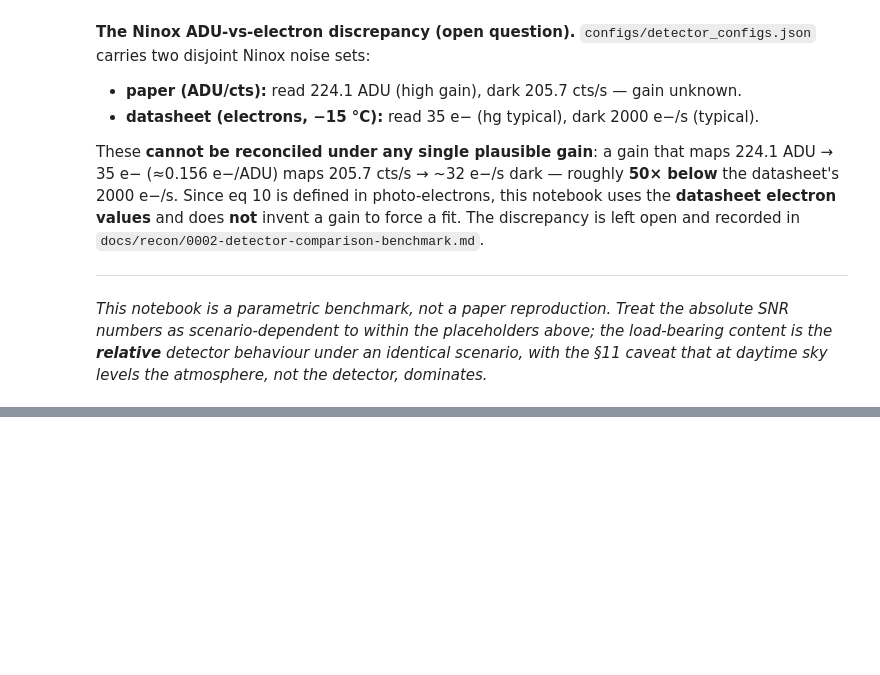
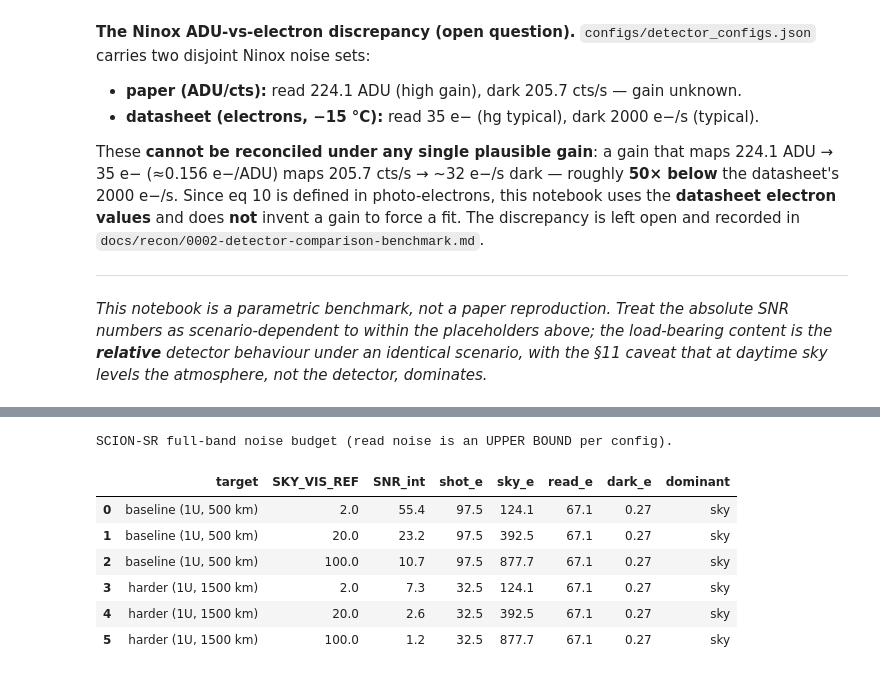
Before and after one commit to KevinKearney/SatSim, a Jupyter notebook: notebooks/radiometric_detector_comparison.ipynb, the cells around one changed output, grey strips where cells are left out. Cells and saved outputs as stored; diff of their text form; code cells hidden in the pictures; blank space fills up the shorter version.

```diff
--- a/notebooks/radiometric_detector_comparison.ipynb
+++ b/notebooks/radiometric_detector_comparison.ipynb
@@ -508,0 +530,23 @@ not the detector, dominates.*
+# %%
+DET        = "scion_visgaas"     # this section is SCION-SR only
+ACTIVE_DETECTOR = DET            # (per the demonstration scope; does not affect the cells above)
+SNR_DETECT = 5                   # detection criterion (single, named)
+
+# --- targets: baseline uses the module-global E_tgt_m (SCEN @ 500 km); harder = same geometry @ 1500 km ---
+SCEN_HARDER = dict(SCEN); SCEN_HARDER["range_km"] = 1500.0     # [PLACEHOLDER harder geometry: low-elev pass]
+E_tgt_harder, _ = brdf_irradiance_at_aperture(E_sun_m, SCEN_HARDER)
+
+TARGETS = [
+    ("baseline (1U, 500 km)",  None),            # None -> run_detector uses global baseline E_tgt_m
+    ("harder (1U, 1500 km)",   E_tgt_harder),
+]
+
+# --- three placeholder daytime sky levels (low / mid / high); NO solar-elevation mapping ---
+SKY_LEVELS = [2.0, 20.0, 100.0]     # W/m^2/sr/um visible zenith  [PLACEHOLDERS]
+
+def _mag(E):
+    return -26.74 - 2.5*np.log10(np.trapz(E if E is not None else E_tgt_m, lam_m)/SOLAR_CONSTANT)
+print("SCION-SR daytime custody | SNR_DETECT = %d" % SNR_DETECT)
+for name, E in TARGETS:
+    print("  %-22s ~ apparent mag %.1f" % (name, _mag(E)))
+print("  sky levels (placeholder W/m^2/sr/um):", SKY_LEVELS)
@@ -508,0 +566,26 @@ not the detector, dominates.*
+# %%
+budget_rows = []
+for tname, E in TARGETS:
+    for sv in SKY_LEVELS:
+        r = run_detector(DET, sky_vis=sv, E_tgt_override=E)     # full band (lo_cut_um=None)
+        budget_rows.append({
+            "target": tname, "SKY_VIS_REF": sv,
+            "SNR_int": round(r["snr"], 1),
+            "shot_e": round(r["terms"]["shot"], 1),
+            "sky_e":  round(r["terms"]["sky"], 1),
+            "read_e": round(r["terms"]["read"], 1),
+            "dark_e": round(r["terms"]["dark"], 2),
+            "dominant": r["dominant"],
+        })
+budget_table = pd.DataFrame(budget_rows)
+print("SCION-SR full-band noise budget (read noise is an UPPER BOUND per config).")
+budget_table
+# %% [output]
+SCION-SR full-band noise budget (read noise is an UPPER BOUND per config).
+|  | target | SKY_VIS_REF | SNR_int | shot_e | sky_e | read_e | dark_e | dominant |
+| 0 | baseline (1U, 500 km) | 2.0 | 55.4 | 97.5 | 124.1 | 67.1 | 0.27 | sky |
+| 1 | baseline (1U, 500 km) | 20.0 | 23.2 | 97.5 | 392.5 | 67.1 | 0.27 | sky |
+| 2 | baseline (1U, 500 km) | 100.0 | 10.7 | 97.5 | 877.7 | 67.1 | 0.27 | sky |
+| 3 | harder (1U, 1500 km) | 2.0 | 7.3 | 32.5 | 124.1 | 67.1 | 0.27 | sky |
+| 4 | harder (1U, 1500 km) | 20.0 | 2.6 | 32.5 | 392.5 | 67.1 | 0.27 | sky |
+| 5 | harder (1U, 1500 km) | 100.0 | 1.2 | 32.5 | 877.7 | 67.1 | 0.27 | sky |
```
Also changed, not shown: parts of 9 cells of this notebook.
